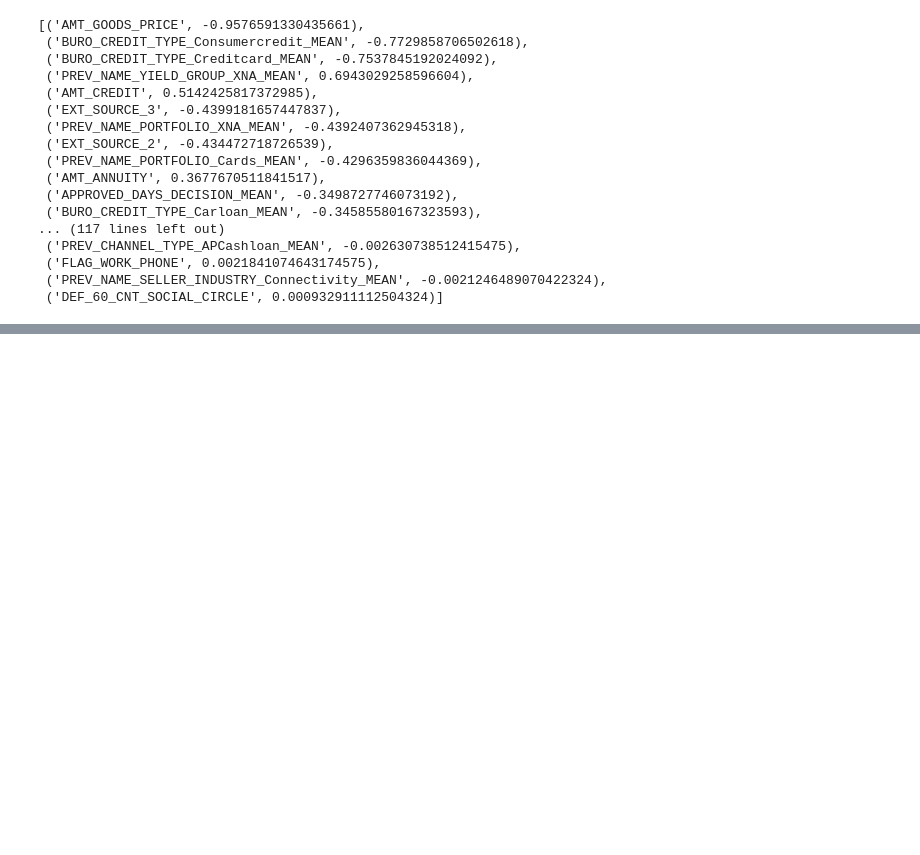
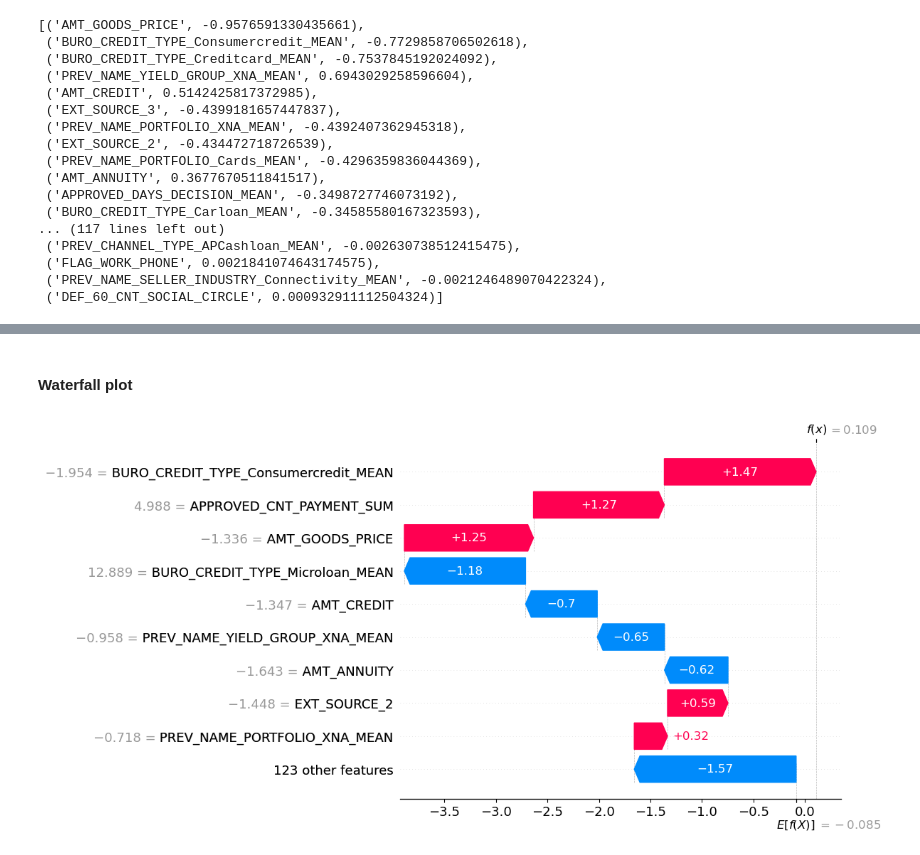
Before and after one commit to matthieu0guim/datascientist_P7, a Jupyter notebook: analyse_v2.ipynb, the cells around one changed output, grey strips where cells are left out. Saved outputs shown, nothing was run; the diff lists cells and outputs as text; code cells hidden in the pictures; blank space fills up the shorter version.

```diff
--- a/analyse_v2.ipynb
+++ b/analyse_v2.ipynb
@@ -914,0 +996,9 @@ to_sample.head()
+# %% [markdown]
+#### Waterfall plot
+# %%
+shap_values = log_reg_explainer(X_test[:1])
+shap_values.feature_names = X_test.columns.tolist()
+
+shap.waterfall_plot(shap_values[0])
+# %% [output]
+[figure, added]
```
Also changed, not shown: parts of 50 cells of this notebook, 1 other file.
